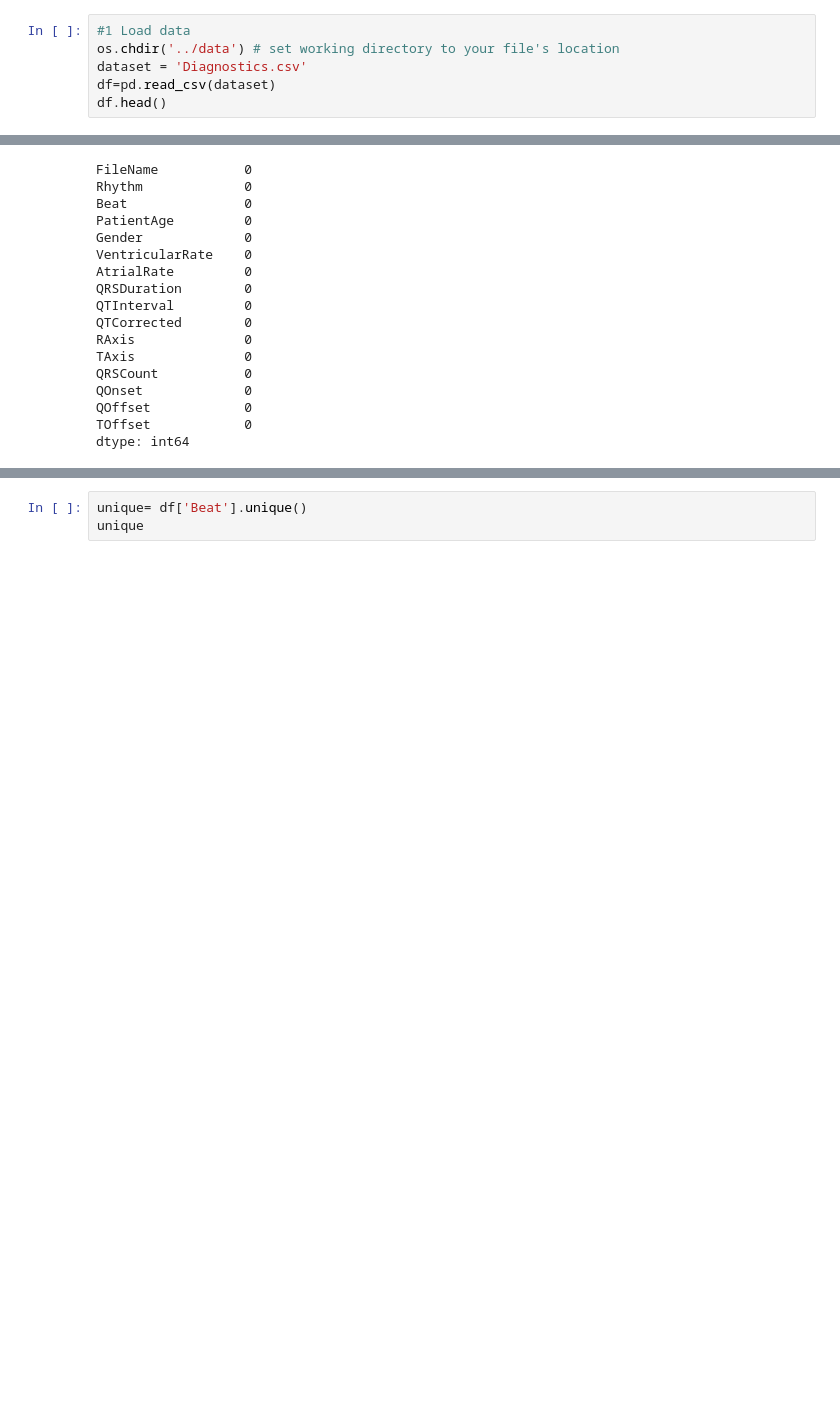
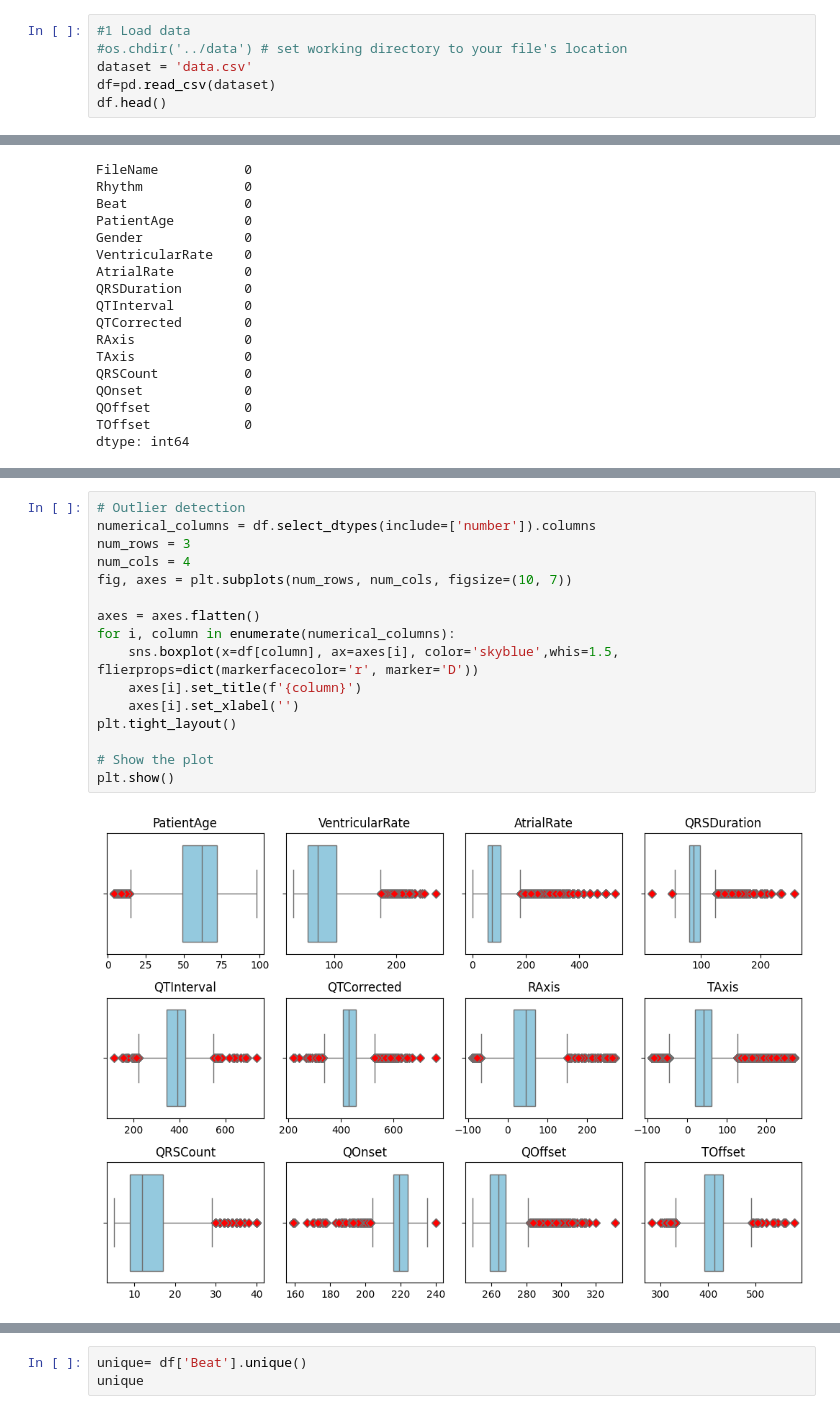
Before and after one commit to rakiiibul/MLECG, a Jupyter notebook: code/main.ipynb, the cells around one changed output, grey strips where cells are left out. Cells and saved outputs as stored; diff of their text form; blank space fills up the shorter version.

```diff
--- a/code/main.ipynb
+++ b/code/main.ipynb
@@ -23,8 +28,8 @@ from sklearn.metrics import confusion_matrix, accuracy_score, classification_rep
 from sklearn.metrics import roc_auc_score
 # %%
 #1 Load data
-os.chdir('../data') # set working directory to your file's location
-dataset = 'Diagnostics.csv'
+#os.chdir('../data') # set working directory to your file's location
+dataset = 'data.csv'
 df=pd.read_csv(dataset)
 df.head()
 # %% [output]
@@ -125,0 +109,18 @@ fig.show()
+# %%
+# Outlier detection
+numerical_columns = df.select_dtypes(include=['number']).columns
+num_rows = 3
+num_cols = 4
+fig, axes = plt.subplots(num_rows, num_cols, figsize=(10, 7))
+
+axes = axes.flatten()
+for i, column in enumerate(numerical_columns):
+    sns.boxplot(x=df[column], ax=axes[i], color='skyblue',whis=1.5, flierprops=dict(markerfacecolor='r', marker='D'))
+    axes[i].set_title(f'{column}')
+    axes[i].set_xlabel('')
+plt.tight_layout()
+
+# Show the plot
+plt.show()
+# %% [output]
+[figure, added]
```
Also changed, not shown: parts of 26 cells of this notebook.
